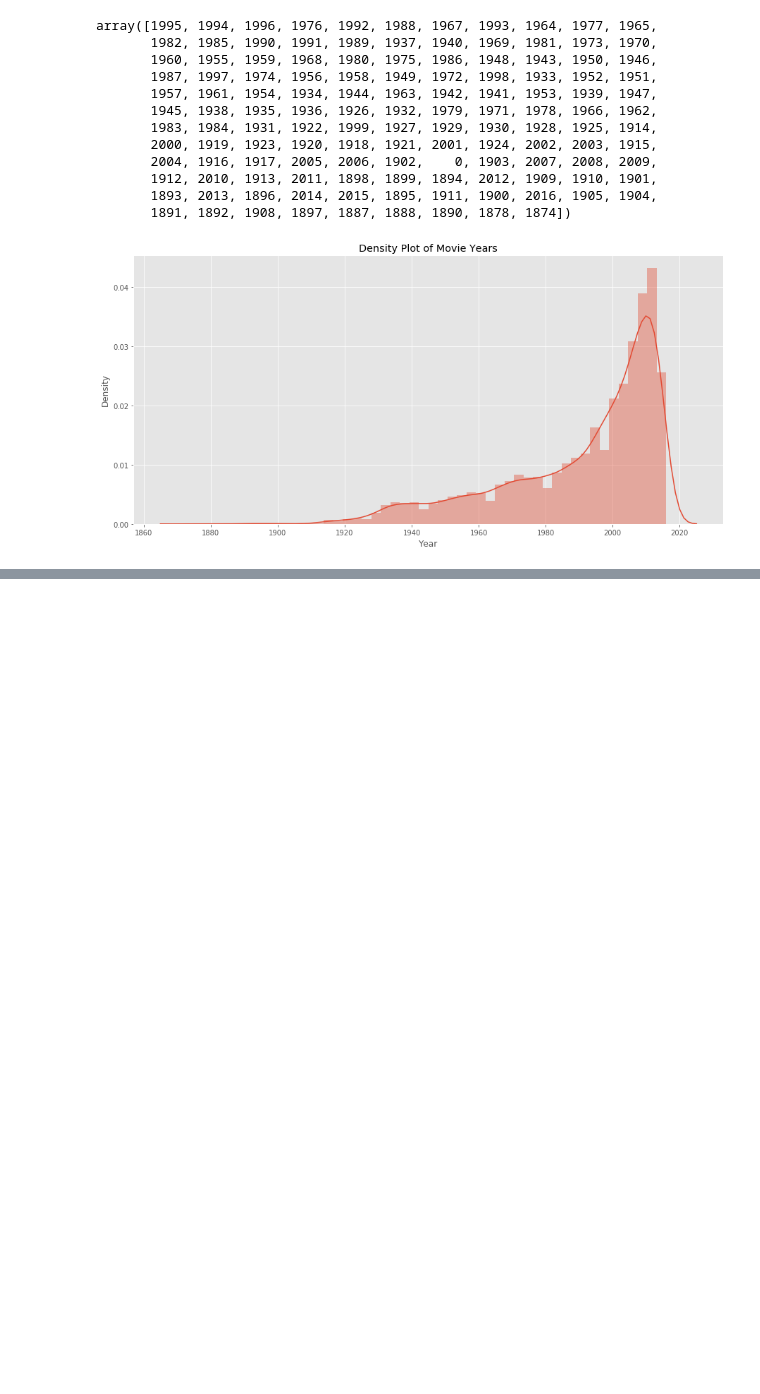
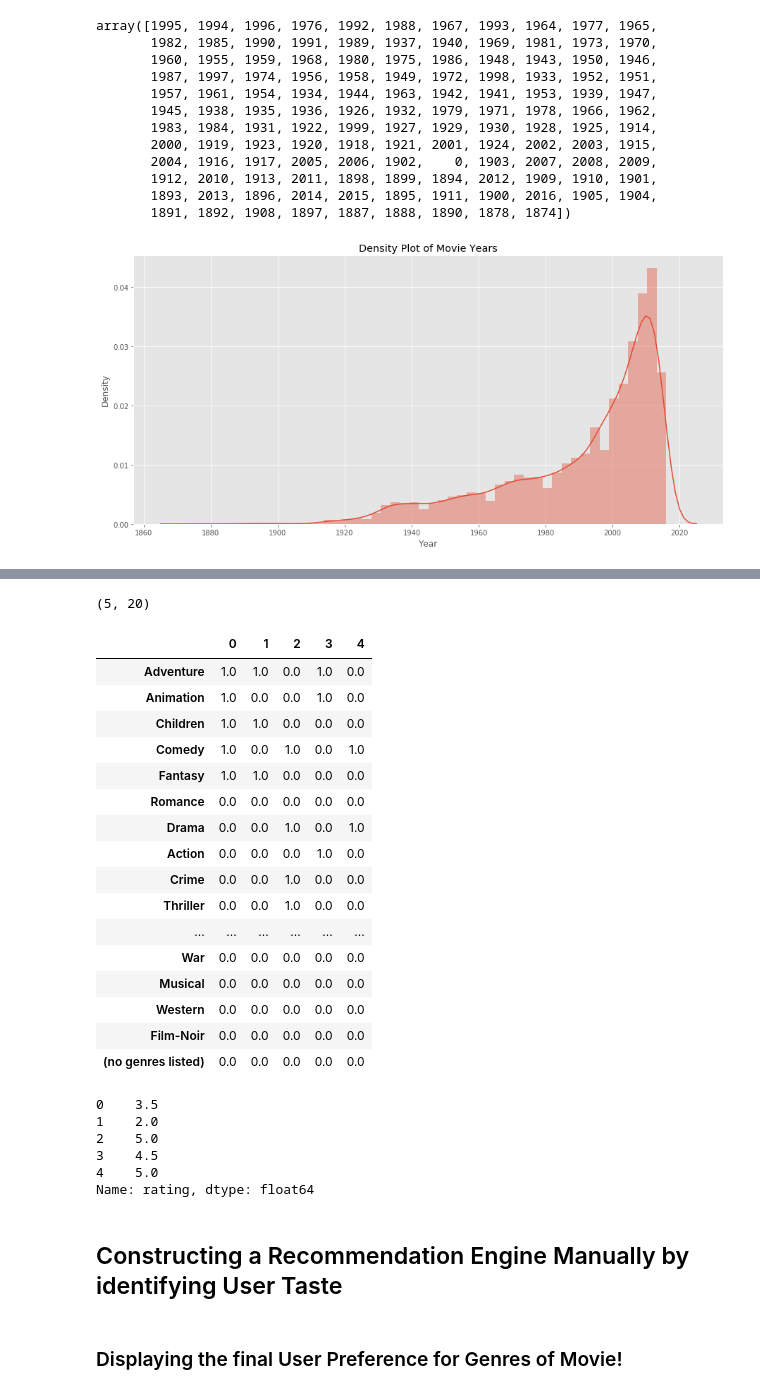
Before and after one commit to HarshitDawar55/Machine_And_Deep_Learning, a Jupyter notebook: Projects/Machine_Learning_Projects/Content_Based_Recommendation_System/Content_Based_Recommendation_System.ipynb, the cells around one changed output, grey strips where cells are left out. Drawn from its saved outputs; the diff is of its cells as text; code cells hidden in the pictures; blank space fills up the shorter version.

```diff
--- a/Projects/Machine_Learning_Projects/Content_Based_Recommendation_System/Content_Based_Recommendation_System.ipynb
+++ b/Projects/Machine_Learning_Projects/Content_Based_Recommendation_System/Content_Based_Recommendation_System.ipynb
@@ -237,0 +280,10 @@ plt.show()
+# %%
+userInput = [
+            {'title':'Breakfast Club, The', 'rating':5},
+            {'title':'Toy Story', 'rating':3.5},
+            {'title':'Jumanji', 'rating':2},
+            {'title':"Pulp Fiction", 'rating':5},
+            {'title':'Akira', 'rating':4.5}
+         ]
+inputMovies = pd.DataFrame(userInput)
+inputMovies
@@ -237,0 +299,3 @@ plt.show()
+# %%
+# Collecting the details of User Movies
+user_movies = movies[movies.title.isin(inputMovies.title)]
@@ -237,0 +312,3 @@ plt.show()
+# %%
+# Merging user Movies with their ratings provided by the user!
+user_Profile = pd.merge(user_movies, inputMovies)
@@ -237,0 +325,3 @@ plt.show()
+# %%
+# Removing the unwanted columns!
+user_Final_Profile = user_Profile.drop(columns = ["title", "genres", "year", "movieId", "rating"], axis = 1)
@@ -237,0 +337,35 @@ plt.show()
+# %%
+user_Final_Profile.shape
+# %% [output]
+(5, 20)
+# %%
+user_Final_Profile.transpose()
+# %% [output]
+|  | 0 | 1 | 2 | 3 | 4 |
+| Adventure | 1.0 | 1.0 | 0.0 | 1.0 | 0.0 |
+| Animation | 1.0 | 0.0 | 0.0 | 1.0 | 0.0 |
+| Children | 1.0 | 1.0 | 0.0 | 0.0 | 0.0 |
+| Comedy | 1.0 | 0.0 | 1.0 | 0.0 | 1.0 |
+| Fantasy | 1.0 | 1.0 | 0.0 | 0.0 | 0.0 |
+| Romance | 0.0 | 0.0 | 0.0 | 0.0 | 0.0 |
+| Drama | 0.0 | 0.0 | 1.0 | 0.0 | 1.0 |
+| Action | 0.0 | 0.0 | 0.0 | 1.0 | 0.0 |
+| Crime | 0.0 | 0.0 | 1.0 | 0.0 | 0.0 |
+| Thriller | 0.0 | 0.0 | 1.0 | 0.0 | 0.0 |
+| ... | ... | ... | ... | ... | ... |
+| War | 0.0 | 0.0 | 0.0 | 0.0 | 0.0 |
+| Musical | 0.0 | 0.0 | 0.0 | 0.0 | 0.0 |
+| Western | 0.0 | 0.0 | 0.0 | 0.0 | 0.0 |
+| Film-Noir | 0.0 | 0.0 | 0.0 | 0.0 | 0.0 |
+| (no genres listed) | 0.0 | 0.0 | 0.0 | 0.0 | 0.0 |
+# %%
+user_Profile.rating
+# %% [output]
+0    3.5
+1    2.0
+2    5.0
+3    4.5
+4    5.0
+Name: rating, dtype: float64
+# %% [markdown]
+## Constructing a Recommendation Engine Manually by identifying User Taste
@@ -237,0 +375,2 @@ plt.show()
+# %% [markdown]
+### Displaying the final User Preference for Genres of Movie!
```
Also changed, not shown: parts of 22 cells of this notebook.
